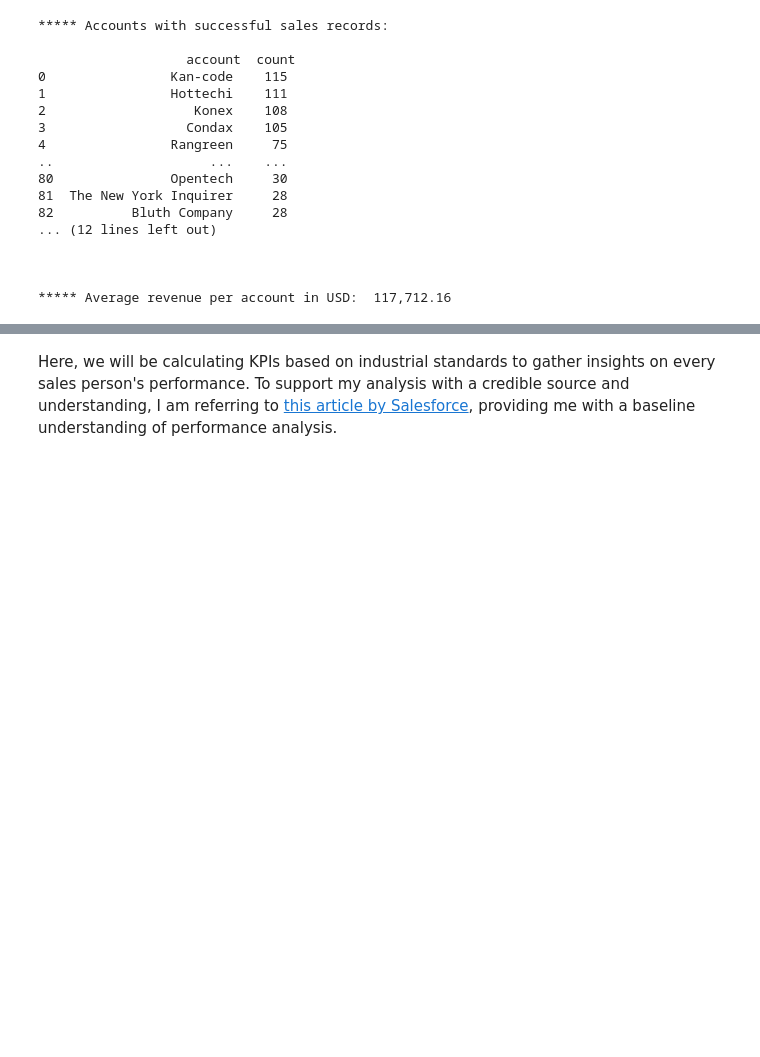
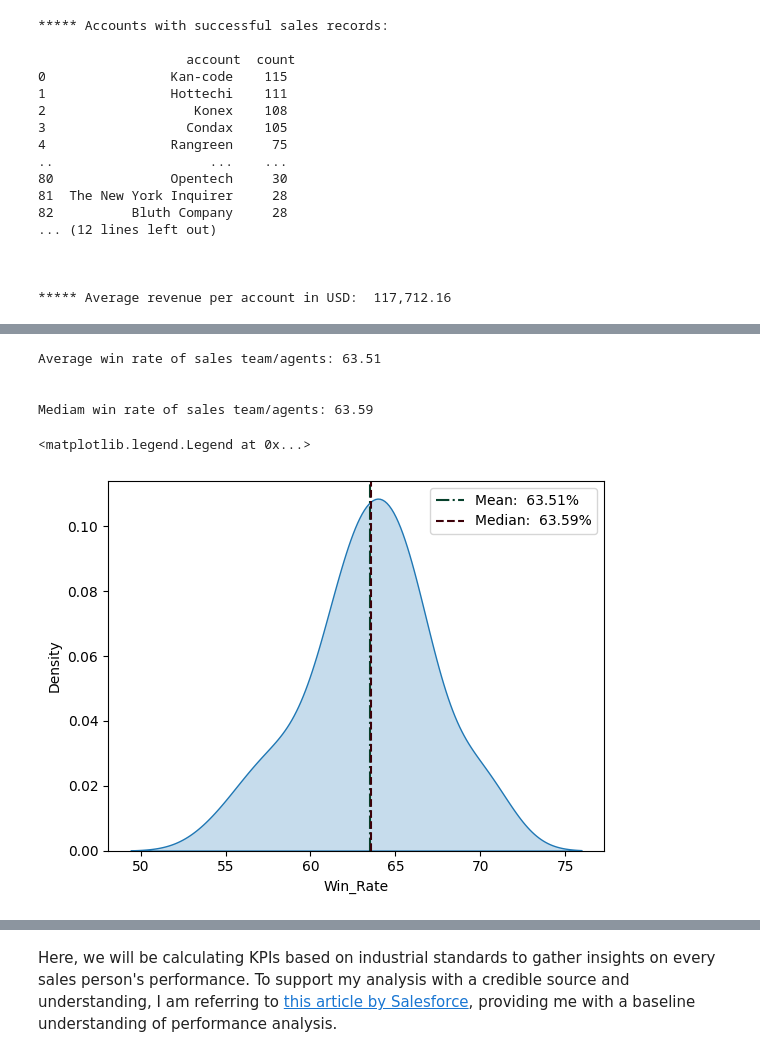
Before and after one commit to SuyogPatgave/Python_Codes-Projects, a Jupyter notebook: CRM_Project.ipynb, the cells around one changed output, grey strips where cells are left out. Saved outputs shown, nothing was run; the diff lists cells and outputs as text; code cells hidden in the pictures; blank space fills up the shorter version.

```diff
--- a/CRM_Project.ipynb
+++ b/CRM_Project.ipynb
@@ -1567,0 +1572,17 @@ print(f"***** Average revenue per account in USD: {avg_rev_acc: ,.2f}\n\n\n")
+# %%
+#The records were initially filtered for win and lost deals
+#Creating copy of merge2 to calculate win rate
+
+win_rate_df = merge_2.copy()
+win_rate_df
+
+# To calclate win rate, we'll filter the dataset to retrieve each agent's total wins and losses.
+
+ag_win_lost = win_rate_df.groupby(['sales_agent'])['deal_stage'].value_counts()
+#print(ag_win_lost.head(10))
+
+ag_win_lost2 = ag_win_lost.unstack().reset_index()
+ag_win_lost2['Total_Opportunities'] = (ag_win_lost2['Lost'] + ag_win_lost2['Won'])
+ag_win_lost2['Win_Rate']= (((ag_win_lost2['Won'])/(ag_win_lost2['Total_Opportunities']))*100).round(2)
+ag_win_lost2 = ag_win_lost2.sort_values(by='Win_Rate', ascending=False)
+print(f"Win rate of each sales agent:\n\n{ag_win_lost2}\n\n")
@@ -1567,0 +1607,22 @@ print(f"***** Average revenue per account in USD: {avg_rev_acc: ,.2f}\n\n\n")
+# %%
+#Average win rate
+avg_win_rate = ag_win_lost2['Win_Rate'].mean().round(2)
+print(f"Average win rate of sales team/agents: {avg_win_rate}\n\n")
+
+#Median win rate
+median_win_rate = ag_win_lost2['Win_Rate'].median()
+print(f"Mediam win rate of sales team/agents: {median_win_rate}\n\n")
+# %% [output]
+Average win rate of sales team/agents: 63.51
+
+
+Mediam win rate of sales team/agents: 63.59
+# %%
+#Plot Distribution
+sns.kdeplot(data=ag_win_lost2, x='Win_Rate', fill=True)
+plt.axvline(x=avg_win_rate, color='#06402B', linestyle='-.', label=f"Mean: {avg_win_rate: .2f}%")
+plt.axvline(x=median_win_rate, color='#3C0008', linestyle='--', label=f"Median: {median_win_rate: .2f}%")
+plt.legend()
+# %% [output]
+<matplotlib.legend.Legend at 0x...>
+[figure, added]
```
Also changed, not shown: parts of 13 cells of this notebook.
